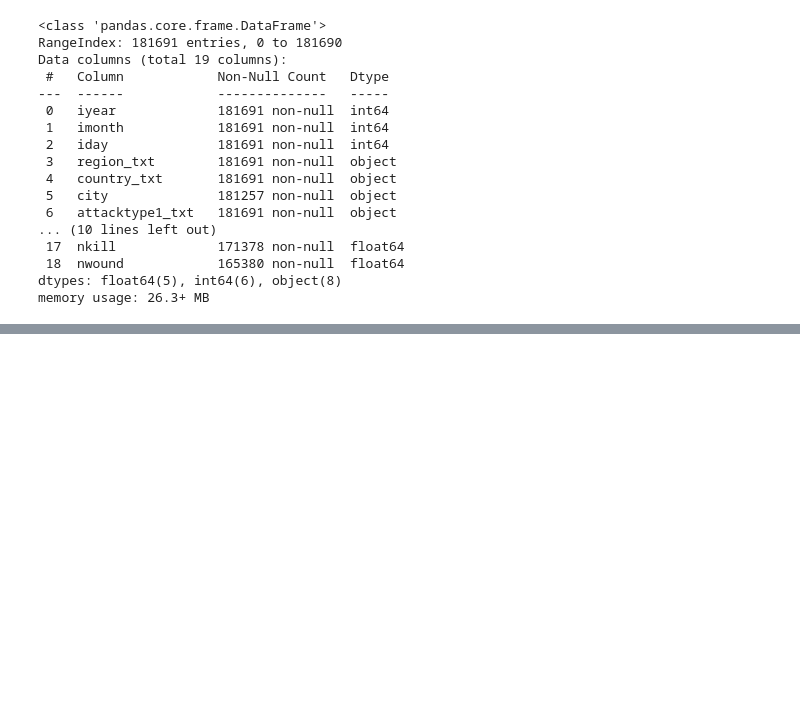
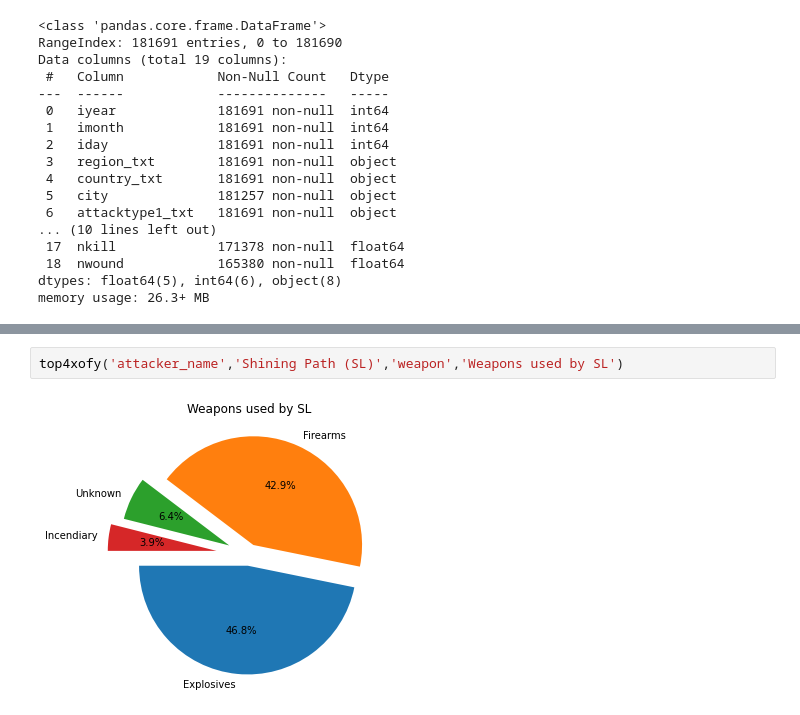
Before and after one commit to tarunn107/EDA, a Jupyter notebook: Untitled3.ipynb, the cells around one changed output, grey strips where cells are left out. Drawn from its saved outputs; the diff is of its cells as text; blank space fills up the shorter version.

```diff
--- a/Untitled3.ipynb
+++ b/Untitled3.ipynb
@@ -106,0 +104,4 @@ Name: weapon, dtype: int64
+# %%
+top4xofy('attacker_name','Shining Path (SL)','weapon','Weapons used by SL')
+# %% [output]
+[figure, added]
```
Also changed, not shown: parts of 7 cells of this notebook.
